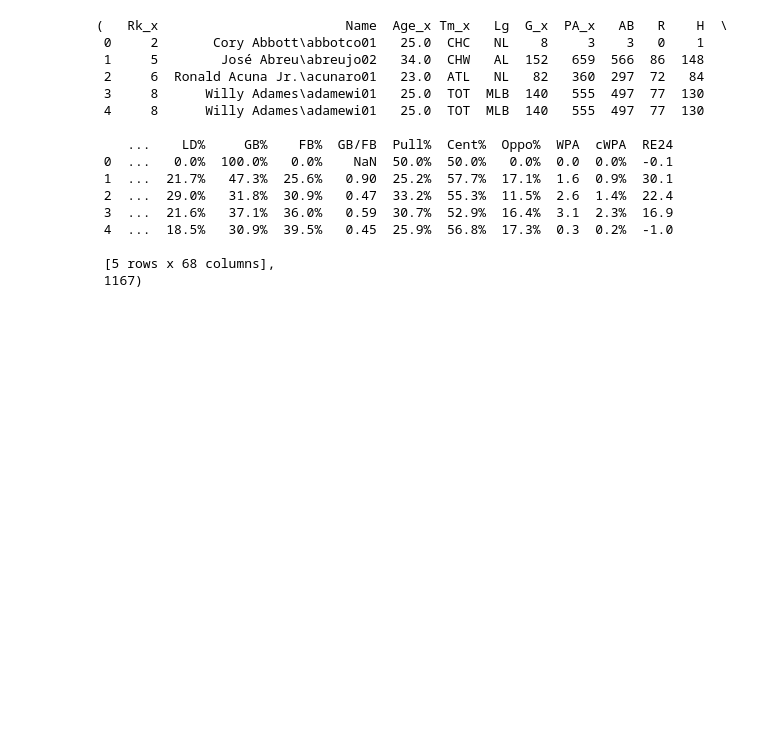
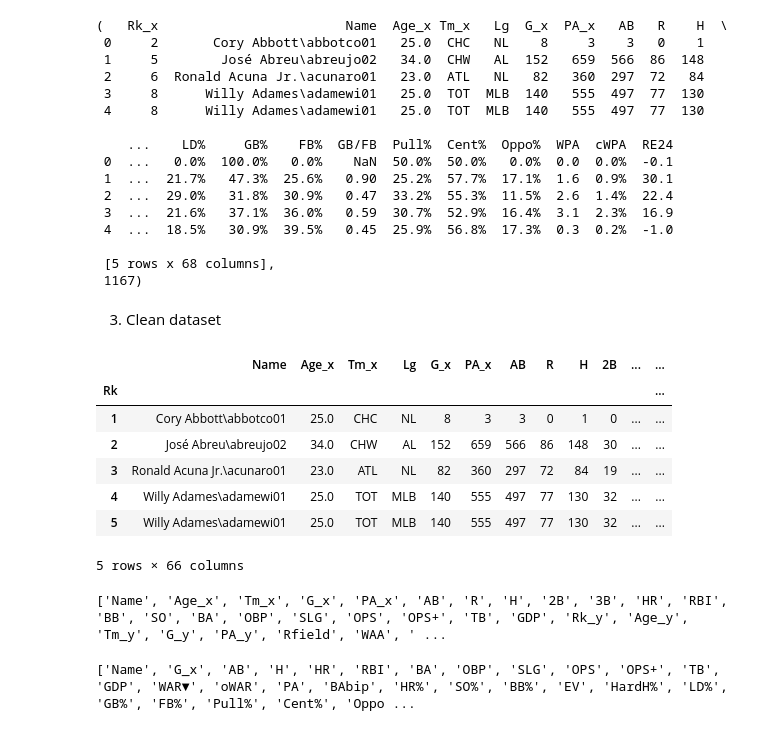
Before and after one commit to nrossidb/MLB-hard-hits-to-player-value, a Jupyter notebook: code_and_data/01_cleaning_and_eda.ipynb, the cells around one changed output. Drawn from its saved outputs; the diff is of its cells as text; code cells hidden in the pictures; blank space fills up the shorter version.

Commit message:
Combined data into one dataset. Removed useless columns

```diff
--- a/code_and_data/01_cleaning_and_eda.ipynb
+++ b/code_and_data/01_cleaning_and_eda.ipynb
@@ -88,3 +90,18 @@ batting.head(), len(batting)
 
  [5 rows x 68 columns],
  1167)
+# %% [markdown]
+3. Clean dataset
+# %%
+new_batting = batting.set_index('Rk')
+# %%
+new_batting.head()
+# %% [output]
+|  | Name | Age_x | Tm_x | Lg | G_x | PA_x | AB | R | H | 2B | ... | ... |
+| Rk |  |  |  |  |  |  |  |  |  |  |  | ... |
+| 1 | Cory Abbott\abbotco01 | 25.0 | CHC | NL | 8 | 3 | 3 | 0 | 1 | 0 | ... | ... |
+| 2 | José Abreu\abreujo02 | 34.0 | CHW | AL | 152 | 659 | 566 | 86 | 148 | 30 | ... | ... |
+| 3 | Ronald Acuna Jr.\acunaro01 | 23.0 | ATL | NL | 82 | 360 | 297 | 72 | 84 | 19 | ... | ... |
+| 4 | Willy Adames\adamewi01 | 25.0 | TOT | MLB | 140 | 555 | 497 | 77 | 130 | 32 | ... | ... |
+| 5 | Willy Adames\adamewi01 | 25.0 | TOT | MLB | 140 | 555 | 497 | 77 | 130 | 32 | ... | ... |
+5 rows × 66 columns
@@ -90,0 +110,4 @@ batting.head(), len(batting)
+# %%
+print(cleaner_batting.columns.tolist())
+# %% [output]
+['Name', 'Age_x', 'Tm_x', 'G_x', 'PA_x', 'AB', 'R', 'H', '2B', '3B', 'HR', 'RBI', 'BB', 'SO', 'BA', 'OBP', 'SLG', 'OPS', 'OPS+', 'TB', 'GDP', 'Rk_y', 'Age_y', 'Tm_y', 'G_y', 'PA_y', 'Rfield', 'WAA', ' ...
@@ -90,0 +116,4 @@ batting.head(), len(batting)
+# %%
+print(batters.columns.tolist())
+# %% [output]
+['Name', 'G_x', 'AB', 'H', 'HR', 'RBI', 'BA', 'OBP', 'SLG', 'OPS', 'OPS+', 'TB', 'GDP', 'WAR▼', 'oWAR', 'PA', 'BAbip', 'HR%', 'SO%', 'BB%', 'EV', 'HardH%', 'LD%', 'GB%', 'FB%', 'Pull%', 'Cent%', 'Oppo ...
```
Also changed, not shown: parts of 4 cells of this notebook.
